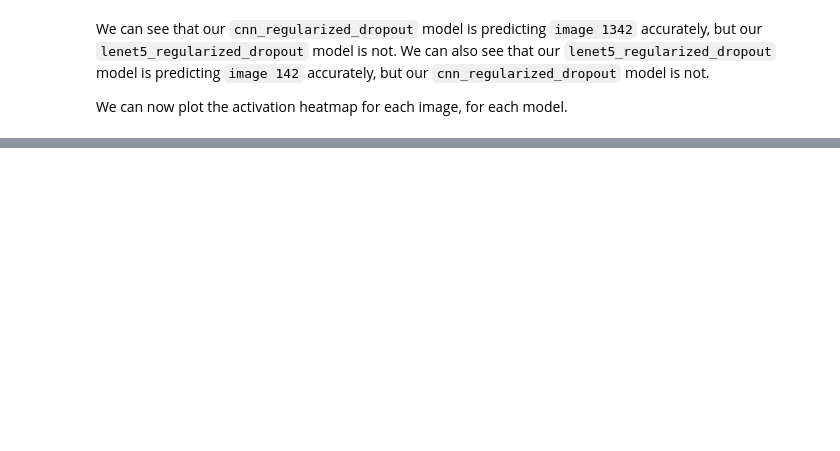
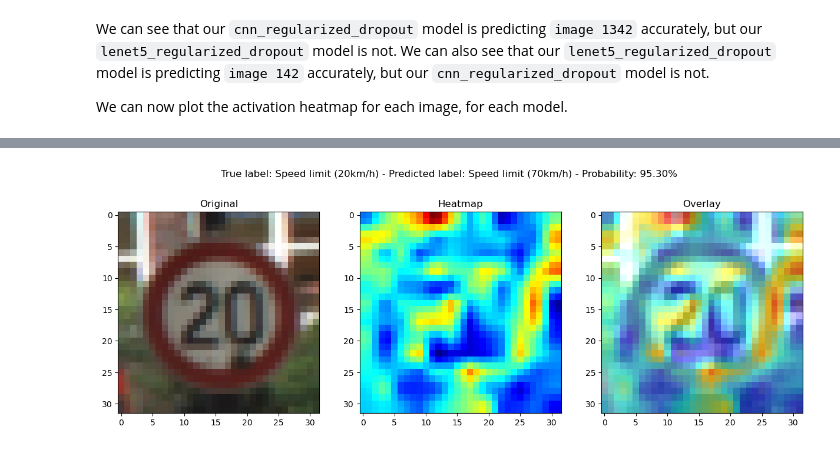
Before and after one commit to sjmfirestone/comp-4449-midterm-rtfs, a Jupyter notebook: main.ipynb, the cells around one changed output, grey strips where cells are left out. Saved outputs shown, nothing was run; the diff lists cells and outputs as text; code cells hidden in the pictures; blank space fills up the shorter version.

```diff
--- a/main.ipynb
+++ b/main.ipynb
@@ -1154,0 +1255,5 @@ new_model.evaluate(test_images_P, test_labels, verbose=2)
+# %%
+cam_lenet_b = GradCAM(lenet_regularized_dropout, i_lenet_predictions_b, layerName="conv2d_3")
+plot_activation_heatmap(cam_lenet_b, test_image_b, true_label_b, label_lenet_predictions_b, pred_accuracy_lenet_b)
+# %% [output]
+[figure, added]
```
Also changed, not shown: parts of 36 cells of this notebook.
